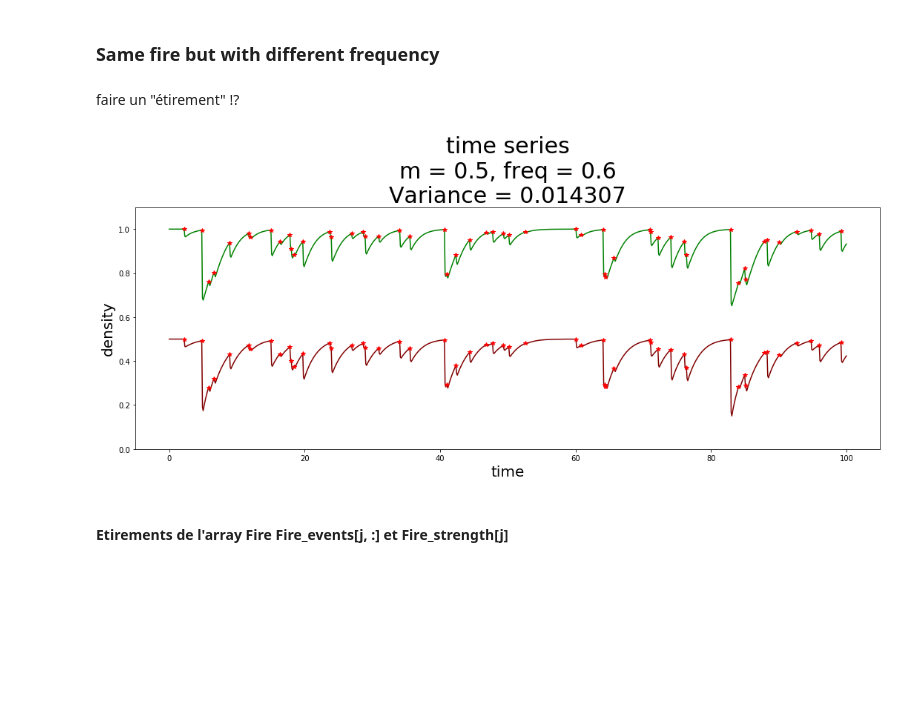
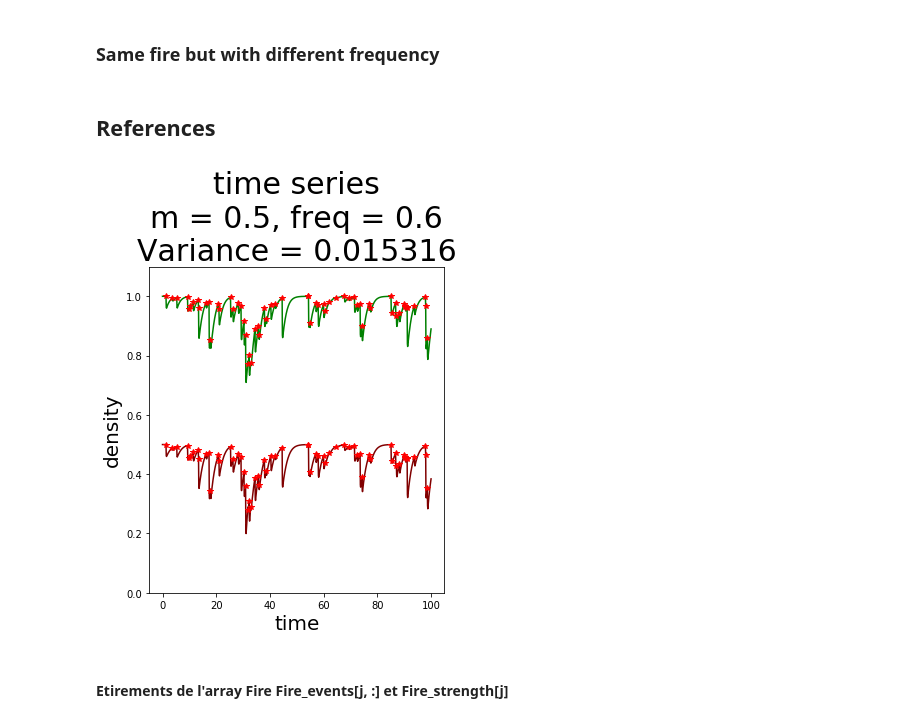
Before and after one commit to cavaillesj/-ecosystem_behavior, a Jupyter notebook: Variability VS frequency.ipynb, the cells around one changed output. Saved outputs shown, nothing was run; the diff lists cells and outputs as text; code cells hidden in the pictures; blank space fills up the shorter version.

Commit message:
same fire for different freq and m

```diff
--- a/Variability VS frequency.ipynb
+++ b/Variability VS frequency.ipynb
@@ -2,7 +2,5 @@
 # Variability VS frequency
 # %% [markdown]
 ### Same fire but with different frequency
-# %% [markdown]
-faire un "étirement" !?
 # %%
 import numpy as np
@@ -19,10 +18,11 @@ Init = [1., .5]
 
 
 Param_freq = {"p":  .8}#2
-dt = min([0.1, 0.1/Param_freq["p"]])
+dt = min([0.1, 0.1/Param_freq["p"]]) ### Use small $dt$ (it could increse when we change the frequency) CHANGED
+dt_ref = dt
+finalTime = 100
+finalTime_ref = finalTime
 
-
-finalTime = 100
 Param_strength = {"scale":0.01} # 0.0008
 Param_coupled = {"alpha":10., # 20
                  "beta":1.}# 500
@@ -37,28 +37,33 @@ Fire_param = {"model": "coupled",
                 "Param_coupled" : Param_coupled,
                 "type" : "proportionnal",
                 "coef_W_N" : 5}
+# %%
+M = [0.5, 1., 1.5]
+nParall = len(M)
+# %% [markdown]
+## References
 # %%
-nParall = 1
-m = 0.5
-Param_phy[1] = m
-Freq = [0.6, 0.8, 1.2]
-Fire_events = np.zeros((nParall, 1000), dtype="bool")
-Fire_strength = np.zeros((nParall, 1000))
+#Fire_events = np.zeros((nParall, 1000), dtype="bool")
+#Fire_strength = np.zeros((nParall, 1000))
+freq_ref = 0.6
 plt.figure(figsize = (18, 6))
-for j in range(nParall):
-    Param_freq = {"p":  Freq[j]}
-    Fire_param["param_freq"] = Param_freq
-    O = Ode(model = "allee_effect_adi", Init=Init, Param_phy= Param_phy, finalTime = finalTime, dt=dt, Fire_param = Fire_param)
-    Fire_events[j, :] = O.Fire_events
-    Fire_strength[j] = O.Fire_strength
-    O.solve_by_part()
-    var = O.variability("N+W")
-    #plt.figure(figsize = (12, 6))
-    plt.subplot(1, nParall, j+1)
-    O.plot_time_series(generation=False, show=False, legend = False)
-    plt.title("time series\nm = "+str(m)+", freq = "+str(Freq[j])+"\nVariance = "+str(round(var, 6)), fontsize = 30)
+
+m_ref = M[0]
+Param_phy[1] = m_ref
+Init[1] = Param_phy[1]
+dt=dt_ref
+O = Ode(model = "allee_effect_adi", Init=Init, Param_phy= Param_phy, finalTime = finalTime, dt=dt, Fire_param = Fire_param)
+nbreIter_ref = O.NbreIte
+Fire_events = O.Fire_events
+Fire_strength = O.Fire_strength
+O.solve_by_part()
+var = O.variability("N+W")
+#plt.figure(figsize = (12, 6))
+plt.subplot(1, nParall, j+1)
+O.plot_time_series(generation=False, show=False, legend = False)
+plt.title("time series\nm = "+str(m_ref)+", freq = "+str(freq_ref)+"\nVariance = "+str(round(var, 6)), fontsize = 30)
 plt.show()
 # %% [output]
-[figure, old version]
+[figure, new version]
 # %% [markdown]
 #### Etirements de l'array Fire Fire_events[j, :] et Fire_strength[j]
```
Also changed, not shown: parts of 4 cells of this notebook, 6 other files.
